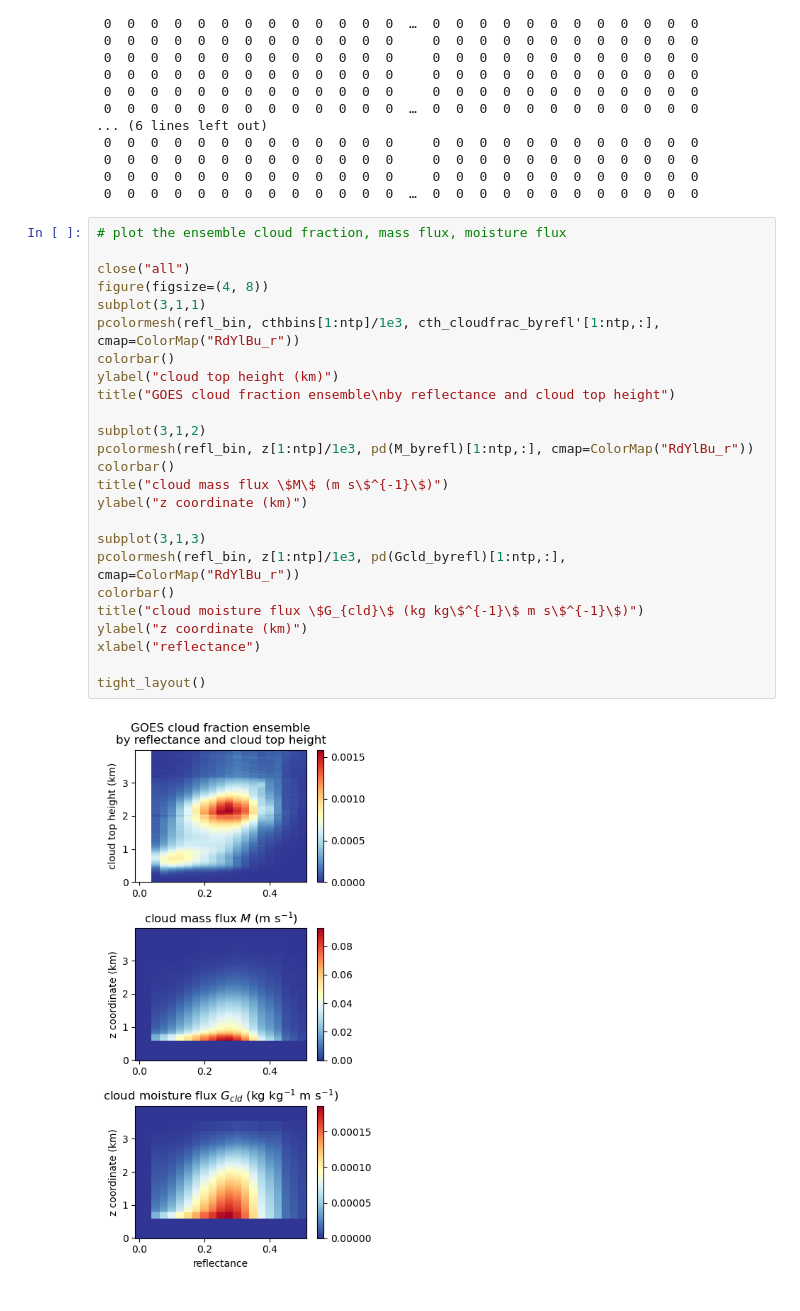
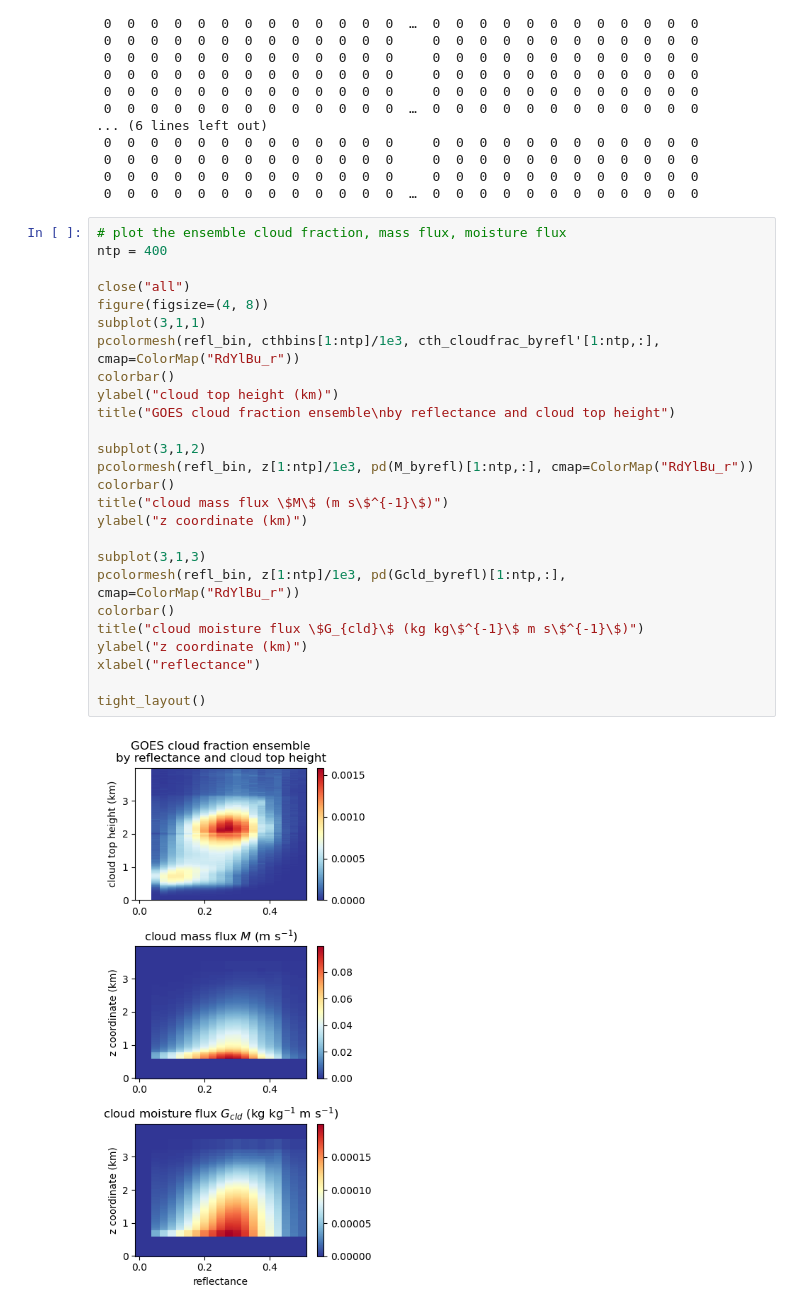
Before and after one commit to deszoeke/trade-cu-model, a Jupyter notebook: src/julia/flux-model-xp53.ipynb, the cells around one changed output. Drawn from its saved outputs; the diff is of its cells as text.

```diff
--- a/src/julia/flux-model-xp53.ipynb
+++ b/src/julia/flux-model-xp53.ipynb
@@ -1288,31 +1148,32 @@ M_byrefl    = sum(safe_handle.(M_i), dims=3)[:,:]    # [refl, z] domain-mean mas
  0  0  0  0  0  0  0  0  0  0  0  0  0  …  0  0  0  0  0  0  0  0  0  0  0  0
 # %%
 # plot the ensemble cloud fraction, mass flux, moisture flux
+ntp = 400
 
 close("all")
 figure(figsize=(4, 8))
 subplot(3,1,1)
 pcolormesh(refl_bin, cthbins[1:ntp]/1e3, cth_cloudfrac_byrefl'[1:ntp,:], cmap=ColorMap("RdYlBu_r"))
 colorbar()
 ylabel("cloud top height (km)")
 title("GOES cloud fraction ensemble\nby reflectance and cloud top height")
 
 subplot(3,1,2)
 pcolormesh(refl_bin, z[1:ntp]/1e3, pd(M_byrefl)[1:ntp,:], cmap=ColorMap("RdYlBu_r"))
 colorbar()
 title("cloud mass flux \$M\$ (m s\$^{-1}\$)")
 ylabel("z coordinate (km)")
 
 subplot(3,1,3)
 pcolormesh(refl_bin, z[1:ntp]/1e3, pd(Gcld_byrefl)[1:ntp,:], cmap=ColorMap("RdYlBu_r"))
 colorbar()
 title("cloud moisture flux \$G_{cld}\$ (kg kg\$^{-1}\$ m s\$^{-1}\$)")
 ylabel("z coordinate (km)")
 xlabel("reflectance")
 
 tight_layout()
 # %% [output]
-[figure, old version]
+[figure, new version]
 # %%
 close("all")
 subplot(2,1,1)
```
Also changed, not shown: parts of 19 cells of this notebook.
